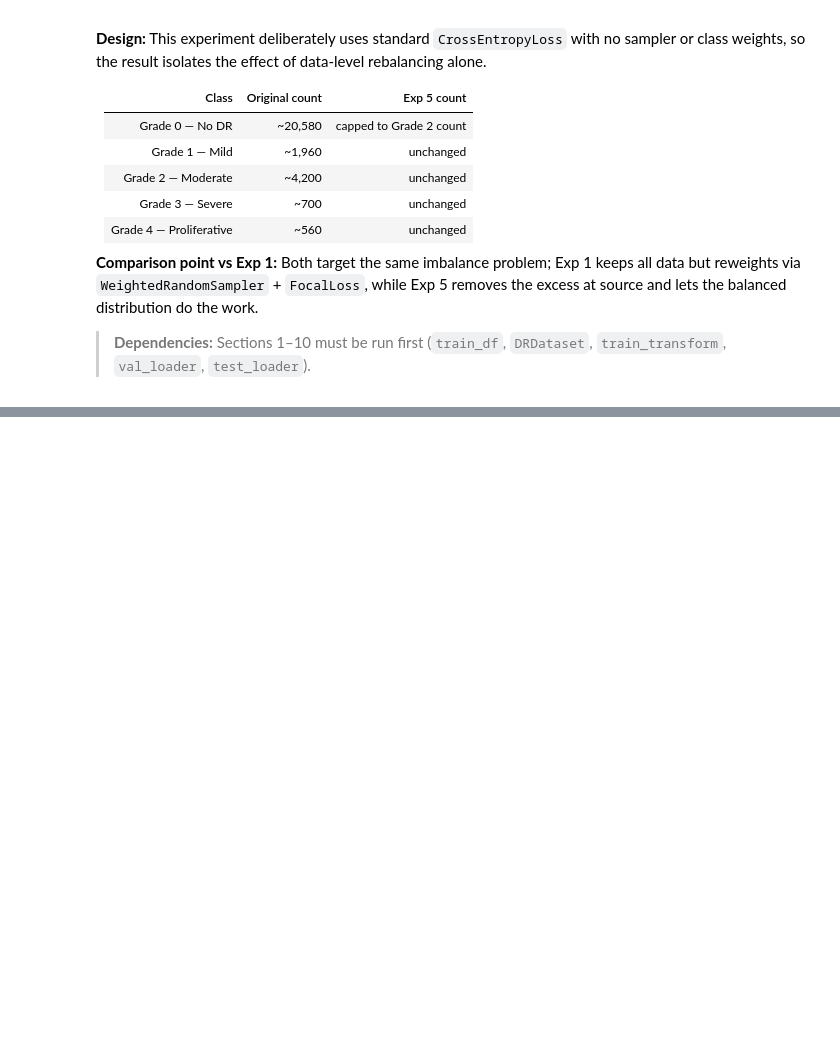
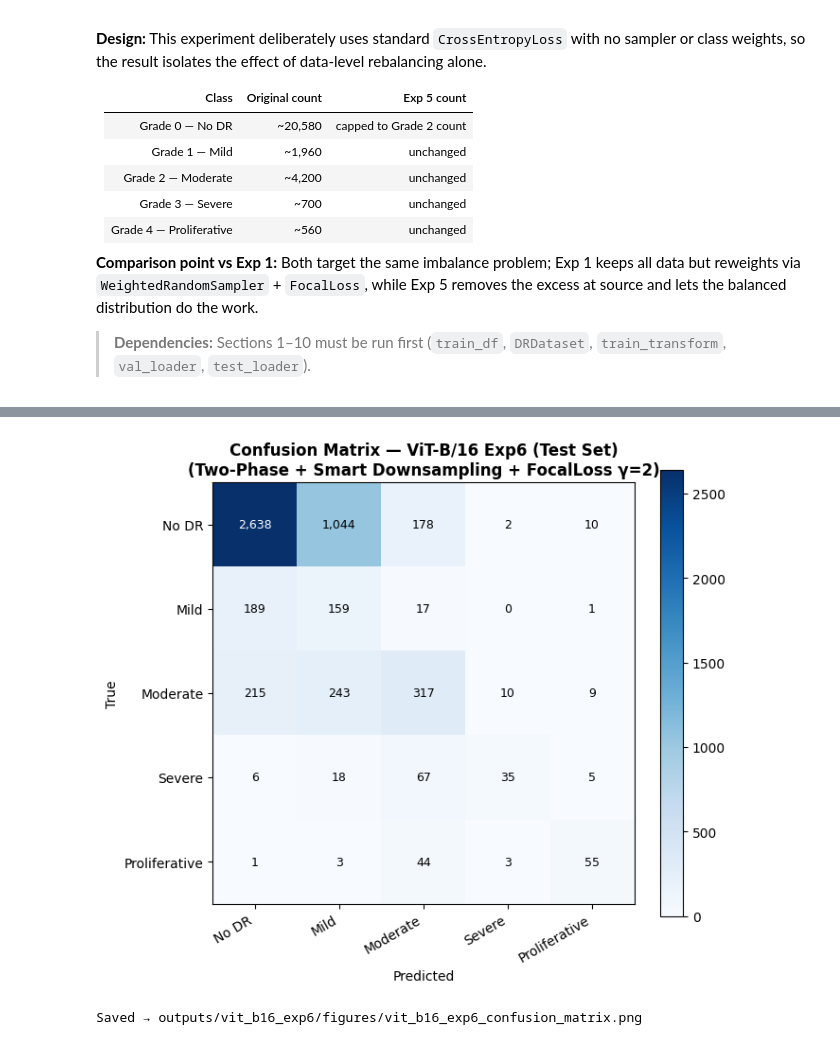
Before and after one commit to mahadmubashir/AML_CW, a Jupyter notebook: notebooks/vit_b16.ipynb, the cells around one changed output, grey strips where cells are left out. Drawn from its saved outputs; the diff is of its cells as text; code cells hidden in the pictures; blank space fills up the shorter version.

```diff
--- a/notebooks/vit_b16.ipynb
+++ b/notebooks/vit_b16.ipynb
@@ -2016,0 +2530,24 @@ print('=' * W)
+# %%
+cm_exp6 = confusion_matrix(exp6_y_true, exp6_y_pred)
+
+fig, ax = plt.subplots(figsize=(7, 6))
+im = ax.imshow(cm_exp6, interpolation='nearest', cmap='Blues')
+fig.colorbar(im, ax=ax)
+ax.set_xticks(range(NUM_CLASSES)); ax.set_xticklabels(CLASS_NAMES, rotation=30, ha='right')
+ax.set_yticks(range(NUM_CLASSES)); ax.set_yticklabels(CLASS_NAMES)
+ax.set_xlabel('Predicted'); ax.set_ylabel('True')
+ax.set_title('Confusion Matrix — ViT-B/16 Exp6 (Test Set)\n(Two-Phase + Smart Downsampling + FocalLoss γ=2)', fontweight='bold')
+
+thresh = cm_exp6.max() / 2
+for i in range(cm_exp6.shape[0]):
+    for j in range(cm_exp6.shape[1]):
+        ax.text(j, i, f'{cm_exp6[i, j]:,}', ha='center', va='center', fontsize=9,
+                color='white' if cm_exp6[i, j] > thresh else 'black')
+
+plt.tight_layout()
+fig.savefig(EXP6_FIG_DIR / 'vit_b16_exp6_confusion_matrix.png', dpi=150, bbox_inches='tight')
+plt.show()
+print('Saved → outputs/vit_b16_exp6/figures/vit_b16_exp6_confusion_matrix.png')
+# %% [output]
+[figure, added]
+Saved → outputs/vit_b16_exp6/figures/vit_b16_exp6_confusion_matrix.png
```
Also changed, not shown: parts of 38 cells of this notebook, 10 other files.
